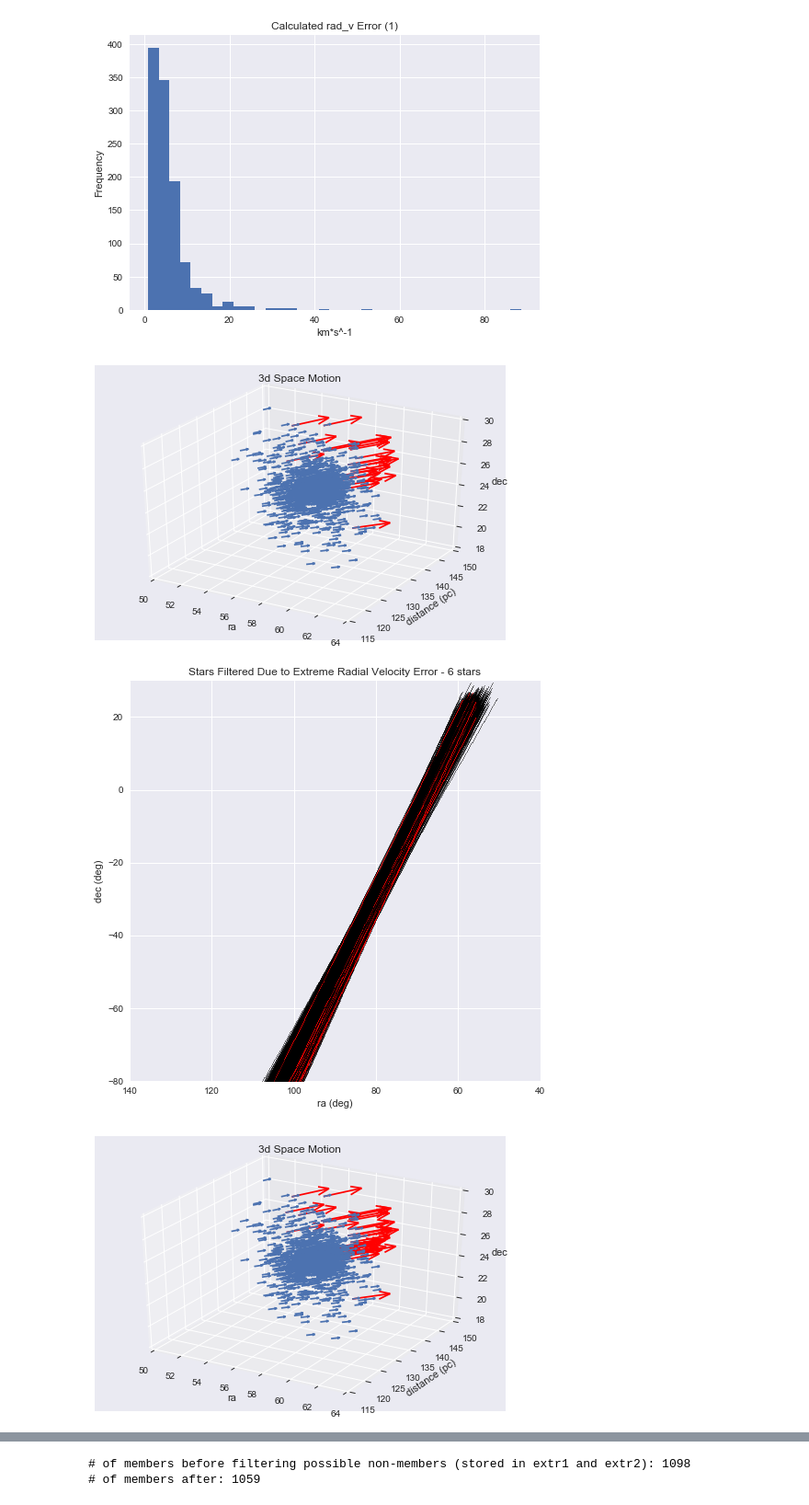
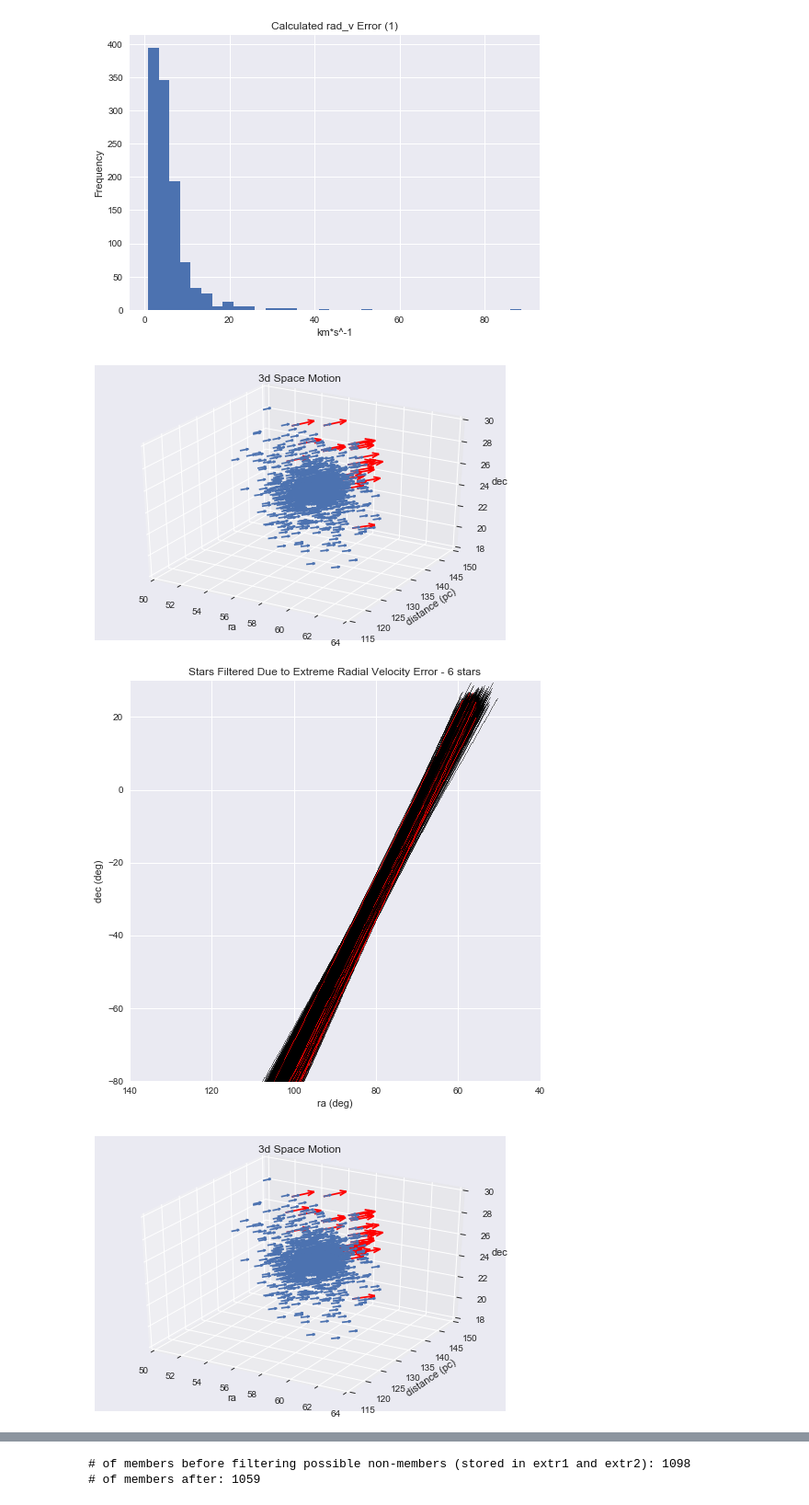
Before and after one commit to lrbuechner/Pleiades-Open-Cluster, a Jupyter notebook: Pleiades Open Cluster.ipynb, the cells around one changed output, grey strips where cells are left out. Shown at 92% size. Saved outputs shown, nothing was run; the diff lists cells and outputs as text; code cells hidden in the pictures.

```diff
--- a/Pleiades Open Cluster.ipynb
+++ b/Pleiades Open Cluster.ipynb
@@ -164,7 +164,7 @@ mu = np.mean(pleia['radial_velocity'])
 std = np.std(pleia['radial_velocity'])
 score3 = [z_score(i,mu,std) for i in delta]
 
-for i in range(0,len(delta)):
+for i in range(len(delta)):
     if score1[i] >=   -1.65 and score1[i] <=  1.65 \
         and score2[i] >=  -1.65 and score2[i] <=  1.65 \
         and score3[i] >=  -1.65 and score3[i] <=  1.65 \
@@ -206,22 +206,3 @@ members[:10]
 | 7 | 5.804799e+16 | 53.847340 | 0.038889 | 20.232852 | 0.027006 | 26.781271 | 0.101574 | -3.154614 | 0.068483 | ... |
 | 8 | 1.626079e+17 | 62.105344 | 0.034836 | 26.583190 | 0.016629 | 14.286936 | 0.080672 | -73.160302 | 0.050839 | ... |
 | 9 | 6.892887e+16 | 52.812343 | 0.042178 | 24.773360 | 0.029905 | -10.250857 | 0.082722 | -12.453682 | 0.065678 | ... |
-# %%
-# view of intermediate filtering over long term
-
-stars = {}
-plt.figure(figsize=(8,8))
-plt.xlim([140,40])
-plt.ylim([-90,20])
-plt.ylabel('dec (deg)')
-plt.xlabel('ra (deg)')
-plt.title('Phase 1 - {} stars'.format(len(members)))
-for i in range(len(members)):
-    ra = []
-    dec = []
-    for x in range(1,5000,10):
-        ra.append(ra0[i]+(pmra[i]*x*2000))
-        dec.append(dec0[i]+(pmdec[i]*x*2000))
-    stars[i] = [ra,dec]
-    plt.scatter(ra, dec, s = .2, c = 'k'  )
-plt.show()
@@ -632,8 +614,7 @@ for i in range(len(final)):
     y = mult_uncertainty(4.74*final['pm_scalar'][i],4.74*final['pm_scalar_error'][i],\
                               final['radial_velocity'][i],final['radial_velocity_error'][i],\
                               final['parallax'][i],final['parallax_error'][i])
-    # Propogate lambda errors properly to calculate the uncertainty in the mean of lambda, then those two variabels are set and we gucci
-    uncert = (180*(1/(1+x))/math.pi)*y
+    uncert = (180*(y/(1+x))/math.pi)
     lambd_error.append(uncert)
 
 plt.hist(lambd,bins = 50)
@@ -675,7 +656,6 @@ for i in range(len(final)):
     y = mult_uncertainty(4.74*final['pm_scalar'][i],4.74*final['pm_scalar_error'][i],\
                               final['radial_velocity'][i],final['radial_velocity_error'][i],\
                               final['parallax'][i],final['parallax_error'][i])
-    # Propogate lambda errors properly to calculate the uncertainty in the mean of lambda, then those two variabels are set and we gucci
     uncert = (180*(1/(1+x))/math.pi)*y
     lambd_error.append(uncert)
 
@@ -1107,7 +1087,7 @@ for i in range(len(extreme_rad_v_error)):
     start = [x['ra'],x['dist'],x['dec']]
     end = [x['finra'],x['findist'],x['findec']]
     extr2.append(x)
-    ax.quiver(start[0], start[1], start[2], end[0], end[1], end[2], length = 5, normalize = True, color = 'r')
+    ax.quiver(start[0], start[1], start[2], end[0], end[1], end[2], length = 3, normalize = True, color = 'r')
 
 plt.figure(figsize=(8,8))
 plt.xlim([140,40])
@@ -1157,7 +1137,7 @@ for i in range(len(extreme_pmra_error)):
     start = [x['ra'],x['dist'],x['dec']]
     end = [x['finra'],x['findist'],x['findec']]
     extr2.append(x)
-    ax.quiver(start[0], start[1], start[2], end[0], end[1], end[2], length = 5, normalize = True, color = 'r')
+    ax.quiver(start[0], start[1], start[2], end[0], end[1], end[2], length = 3, normalize = True, color = 'r')
 
 plt.figure(figsize=(8,8))
 plt.xlim([140,40])
@@ -1205,34 +1185,34 @@ extr2 = []
 for i in range(len(extreme_pmdec_error)):
     x = (final1.loc[i])
     start = [x['ra'],x['dist'],x['dec']]
     end = [x['finra'],x['findist'],x['findec']]
     extr2.append(x)
-    ax.quiver(start[0], start[1], start[2], end[0], end[1], end[2], length = 5, normalize = True, color = 'r')
+    ax.quiver(start[0], start[1], start[2], end[0], end[1], end[2], length = 3, normalize = True, color = 'r')
 
 plt.figure(figsize=(8,8))
 plt.xlim([140,40])
 plt.ylim([-80,30])
 plt.ylabel('dec (deg)')
 plt.xlabel('ra (deg)')
 plt.title('Stars Filtered Due to Extreme Pmdec Error - {} stars'.format(len(extreme_pmdec_error)))
 
 ra0, dec0 = final1['ra'], final1['dec']
 pmra, pmdec = mas_deg(final1['pmra']), mas_deg(final1['pmdec'])
 for i in range(len(final)):
     ra = []
     dec = []
     for x in range(1,5000,10):
         ra.append(ra0[i]+(pmra[i]*x*2000))
         dec.append(dec0[i]+(pmdec[i]*x*2000))
     if i in extreme_pmdec_error:
         plt.scatter(ra, dec, s = .5, c = 'r')
     else:
         plt.scatter(ra, dec, s = .2, c = 'k')
 plt.show()
 extr2 = pd.DataFrame(extr2)
 plt.show()
 # %% [output]
-[figure, old version]
+[figure, new version]
 [figure]
-[figure, old version]
+[figure, new version]
 [figure]
```
Also changed, not shown: parts of 6 cells of this notebook, 3 other files.
